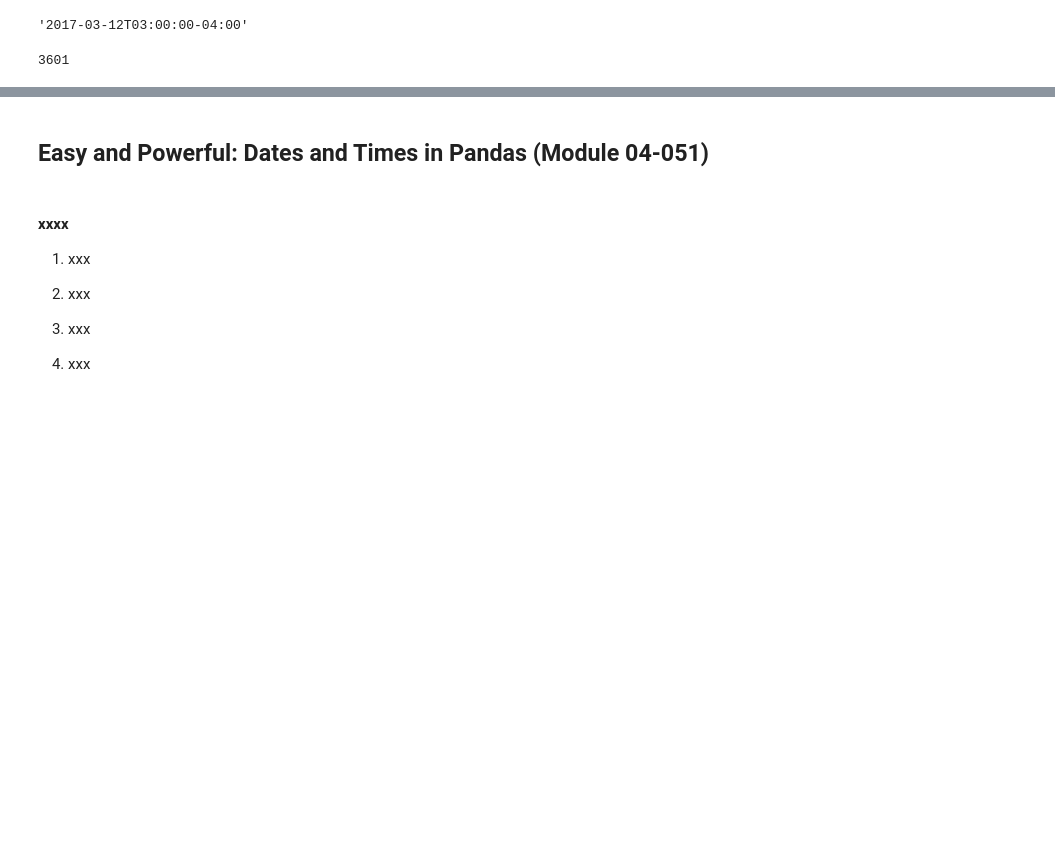
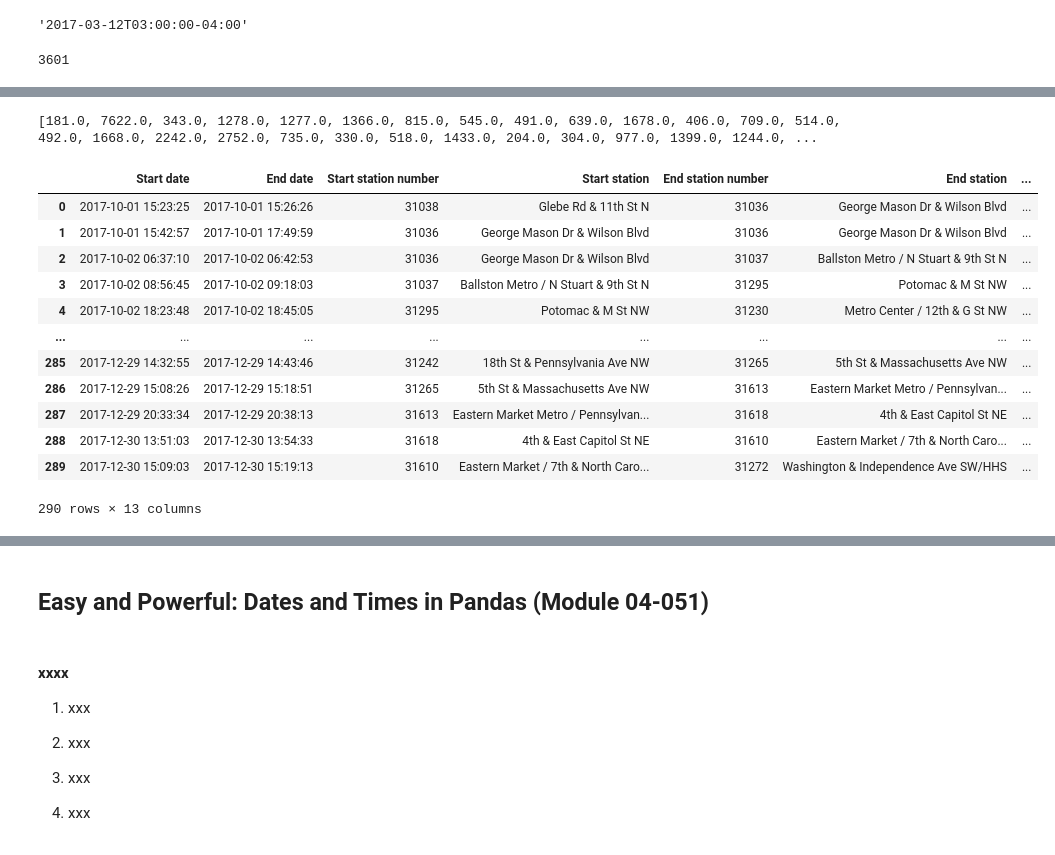
Before and after one commit to mcabas/Datacamp_Notebook, a Jupyter notebook: DataCamp.Course_051_Working with Dates and Times in Python.ipynb, the cells around one changed output, grey strips where cells are left out. Saved outputs shown, nothing was run; the diff lists cells and outputs as text; code cells hidden in the pictures; blank space fills up the shorter version.

```diff
--- a/DataCamp.Course_051_Working with Dates and Times in Python.ipynb
+++ b/DataCamp.Course_051_Working with Dates and Times in Python.ipynb
@@ -1669,0 +1840,19 @@ STEP 03
+# %%
+trip_durations = []
+for index, trip in onebike_datetimes.iterrows():
+    # Check if the start time is later than the end time
+    if trip['start'] > trip['end']:
+        # Add a hour to the end time
+        trip['end'] = trip['end'] + pd.Timedelta(hours=1)
+    # Convert to UTC
+    start = trip['start'].astimezone(tz.UTC)
+    end = trip['end'].astimezone(tz.UTC)
+
+    # Subtract the difference
+    trip_length_seconds = (end-start).total_seconds()
+    trip_durations.append(trip_length_seconds)
+
+# Take the shortest trip duration
+print("Shortest trip: " + str(min(trip_durations)))
+
+# It worked! but I have to add an odd timedelta
@@ -1669,0 +1896,61 @@ STEP 03
+# %%
+# What if I want to create a new column in my onebike_datetimes named 'trip_duration_DLS_corrected'
+
+# Initialize a list for all the trip durations
+onebike_durations_DLS = []
+
+for index, trip in onebike_datetimes.iterrows():
+    # When the start is later than the end, set the fold to be 1
+    if trip['start'] > trip['end']:
+        fold = 1
+    else:
+        fold = 0
+
+    # Convert to UTC
+    start_utc = trip['start'].astimezone(tz.UTC)
+    end_utc = trip['end'].astimezone(tz.UTC)
+
+    # Enfold the end time
+    end_utc_datetime = end_utc.to_pydatetime()
+    end_enfolded_datetime = tz.enfold(end_utc_datetime, fold)
+    end_enfolded = pd.Timestamp(end_enfolded_datetime)
+    end_enfolded = end_enfolded.tz_convert('UTC')
+
+    # If the enfolded end time is different from the original end time, adjust the fold
+    if end_enfolded != end_utc:
+        fold = 1 - fold
+        end_enfolded_datetime = tz.enfold(end_utc_datetime, fold)
+        end_enfolded = pd.Timestamp(end_enfolded_datetime)
+        end_enfolded = end_enfolded.tz_convert('UTC')
+
+    # Subtract the difference if end time is later than start time
+    if end_enfolded > start_utc:
+        trip_length_seconds = (end_enfolded - start_utc).total_seconds()
+        onebike_durations_DLS.append(trip_length_seconds)
+
+print(onebike_durations_DLS)
+
+# Create a DataFrame from the trip data and concatenate them together
+duration_df_DLS = pd.DataFrame(onebike_durations_DLS)
+#display(duration_df_DLS)
+head_d_df = ['trip_duration_DLS_corrected']
+duration_df_DLS.set_axis(head_d_df, axis=1, inplace=True)
+#display(duration_df_DLS)
+onebike_datetimes = pd.concat([onebike_datetimes, duration_df_DLS], axis=1)
+
+display(onebike_datetimes)
+# %% [output]
+[181.0, 7622.0, 343.0, 1278.0, 1277.0, 1366.0, 815.0, 545.0, 491.0, 639.0, 1678.0, 406.0, 709.0, 514.0, 492.0, 1668.0, 2242.0, 2752.0, 735.0, 330.0, 518.0, 1433.0, 204.0, 304.0, 977.0, 1399.0, 1244.0, ...
+|  | Start date | End date | Start station number | Start station | End station number | End station | ... |
+| 0 | 2017-10-01 15:23:25 | 2017-10-01 15:26:26 | 31038 | Glebe Rd & 11th St N | 31036 | George Mason Dr & Wilson Blvd | ... |
+| 1 | 2017-10-01 15:42:57 | 2017-10-01 17:49:59 | 31036 | George Mason Dr & Wilson Blvd | 31036 | George Mason Dr & Wilson Blvd | ... |
+| 2 | 2017-10-02 06:37:10 | 2017-10-02 06:42:53 | 31036 | George Mason Dr & Wilson Blvd | 31037 | Ballston Metro / N Stuart & 9th St N | ... |
+| 3 | 2017-10-02 08:56:45 | 2017-10-02 09:18:03 | 31037 | Ballston Metro / N Stuart & 9th St N | 31295 | Potomac & M St NW | ... |
+| 4 | 2017-10-02 18:23:48 | 2017-10-02 18:45:05 | 31295 | Potomac & M St NW | 31230 | Metro Center / 12th & G St NW | ... |
+| ... | ... | ... | ... | ... | ... | ... | ... |
+| 285 | 2017-12-29 14:32:55 | 2017-12-29 14:43:46 | 31242 | 18th St & Pennsylvania Ave NW | 31265 | 5th St & Massachusetts Ave NW | ... |
+| 286 | 2017-12-29 15:08:26 | 2017-12-29 15:18:51 | 31265 | 5th St & Massachusetts Ave NW | 31613 | Eastern Market Metro / Pennsylvan... | ... |
+| 287 | 2017-12-29 20:33:34 | 2017-12-29 20:38:13 | 31613 | Eastern Market Metro / Pennsylvan... | 31618 | 4th & East Capitol St NE | ... |
+| 288 | 2017-12-30 13:51:03 | 2017-12-30 13:54:33 | 31618 | 4th & East Capitol St NE | 31610 | Eastern Market / 7th & North Caro... | ... |
+| 289 | 2017-12-30 15:09:03 | 2017-12-30 15:19:13 | 31610 | Eastern Market / 7th & North Caro... | 31272 | Washington & Independence Ave SW/HHS | ... |
+290 rows × 13 columns
```
Also changed, not shown: parts of 17 cells of this notebook.
